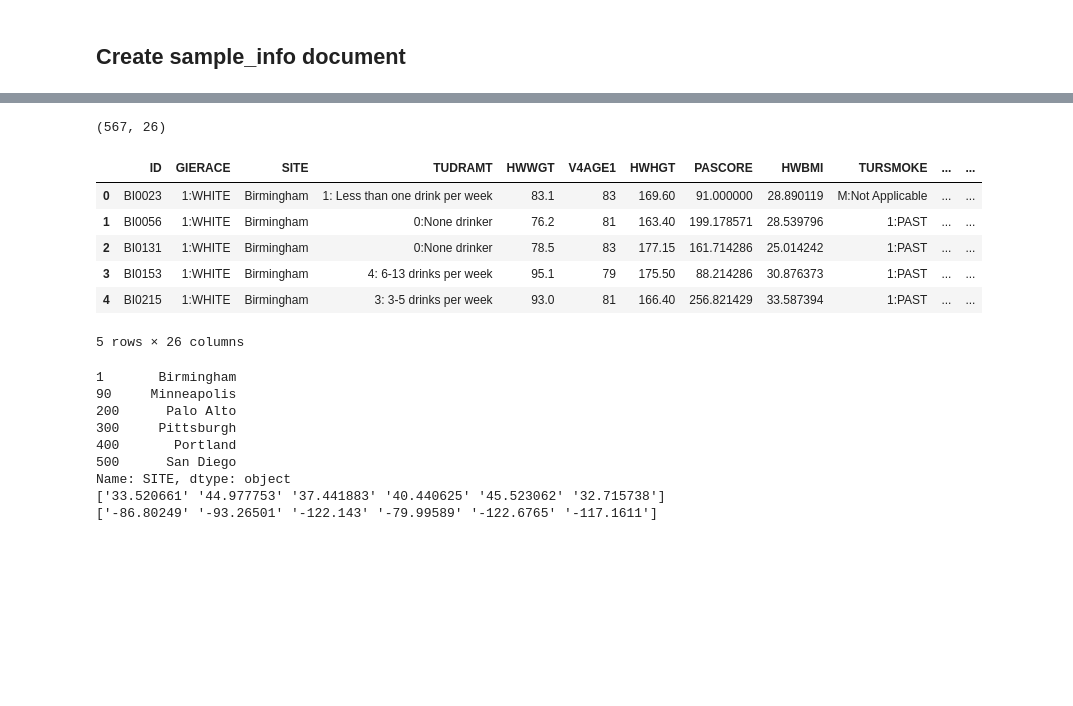
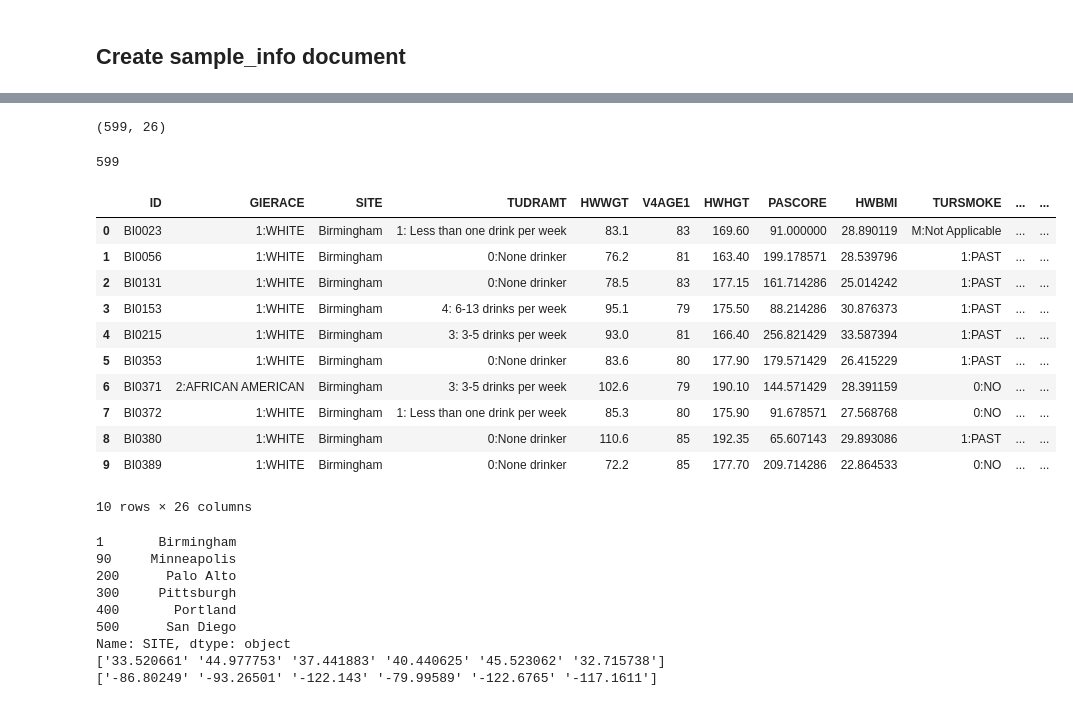
Before and after one commit to afcarl/MrOS_VitaminD, a Jupyter notebook: notebooks/prep_sample_info.ipynb, the cells around one changed output, grey strips where cells are left out. Cells and saved outputs as stored; diff of their text form; code cells hidden in the pictures; blank space fills up the shorter version.

Commit message:
add additional 32 men metadata

```diff
--- a/notebooks/prep_sample_info.ipynb
+++ b/notebooks/prep_sample_info.ipynb
@@ -71,4 +71,5 @@ prep_info = prep_info.replace(to_replace='BIO778', value='BI0778')
 # %% [markdown]
 ## Create sample_info document
 # %%
-samples = pd.read_csv('../data/VitDMetadata_update.csv', sep=',')
+samples_part1 = pd.read_csv('../data/VitDMetadata_update.csv', sep=',')
+samples_part2 = pd.read_csv('../data/Other32metadata.csv', sep=',')
@@ -75,14 +96,26 @@ samples = pd.read_csv('../data/VitDMetadata_update.csv', sep=',')
+# %%
+# merge two metadata files
+samples = pd.concat([samples_part1, samples_part2], ignore_index=True)
 # %%
 samples.shape
 # %% [output]
-(567, 26)
+(599, 26)
+# %%
+len(pd.unique(samples.ID))
+# %% [output]
+599
 # %%
-samples.head()
+samples.head(10)
 # %% [output]
 |  | ID | GIERACE | SITE | TUDRAMT | HWWGT | V4AGE1 | HWHGT | PASCORE | HWBMI | TURSMOKE | ... | ... |
 | 0 | BI0023 | 1:WHITE | Birmingham | 1: Less than one drink per week | 83.1 | 83 | 169.60 | 91.000000 | 28.890119 | M:Not Applicable | ... | ... |
 | 1 | BI0056 | 1:WHITE | Birmingham | 0:None drinker | 76.2 | 81 | 163.40 | 199.178571 | 28.539796 | 1:PAST | ... | ... |
 | 2 | BI0131 | 1:WHITE | Birmingham | 0:None drinker | 78.5 | 83 | 177.15 | 161.714286 | 25.014242 | 1:PAST | ... | ... |
 | 3 | BI0153 | 1:WHITE | Birmingham | 4: 6-13 drinks per week | 95.1 | 79 | 175.50 | 88.214286 | 30.876373 | 1:PAST | ... | ... |
 | 4 | BI0215 | 1:WHITE | Birmingham | 3: 3-5 drinks per week | 93.0 | 81 | 166.40 | 256.821429 | 33.587394 | 1:PAST | ... | ... |
+| 5 | BI0353 | 1:WHITE | Birmingham | 0:None drinker | 83.6 | 80 | 177.90 | 179.571429 | 26.415229 | 1:PAST | ... | ... |
+| 6 | BI0371 | 2:AFRICAN AMERICAN | Birmingham | 3: 3-5 drinks per week | 102.6 | 79 | 190.10 | 144.571429 | 28.391159 | 0:NO | ... | ... |
+| 7 | BI0372 | 1:WHITE | Birmingham | 1: Less than one drink per week | 85.3 | 80 | 175.90 | 91.678571 | 27.568768 | 0:NO | ... | ... |
+| 8 | BI0380 | 1:WHITE | Birmingham | 0:None drinker | 110.6 | 85 | 192.35 | 65.607143 | 29.893086 | 1:PAST | ... | ... |
+| 9 | BI0389 | 1:WHITE | Birmingham | 0:None drinker | 72.2 | 85 | 177.70 | 209.714286 | 22.864533 | 0:NO | ... | ... |
-5 rows × 26 columns
+10 rows × 26 columns
```
Also changed, not shown: parts of 8 cells of this notebook, 4 other files.
